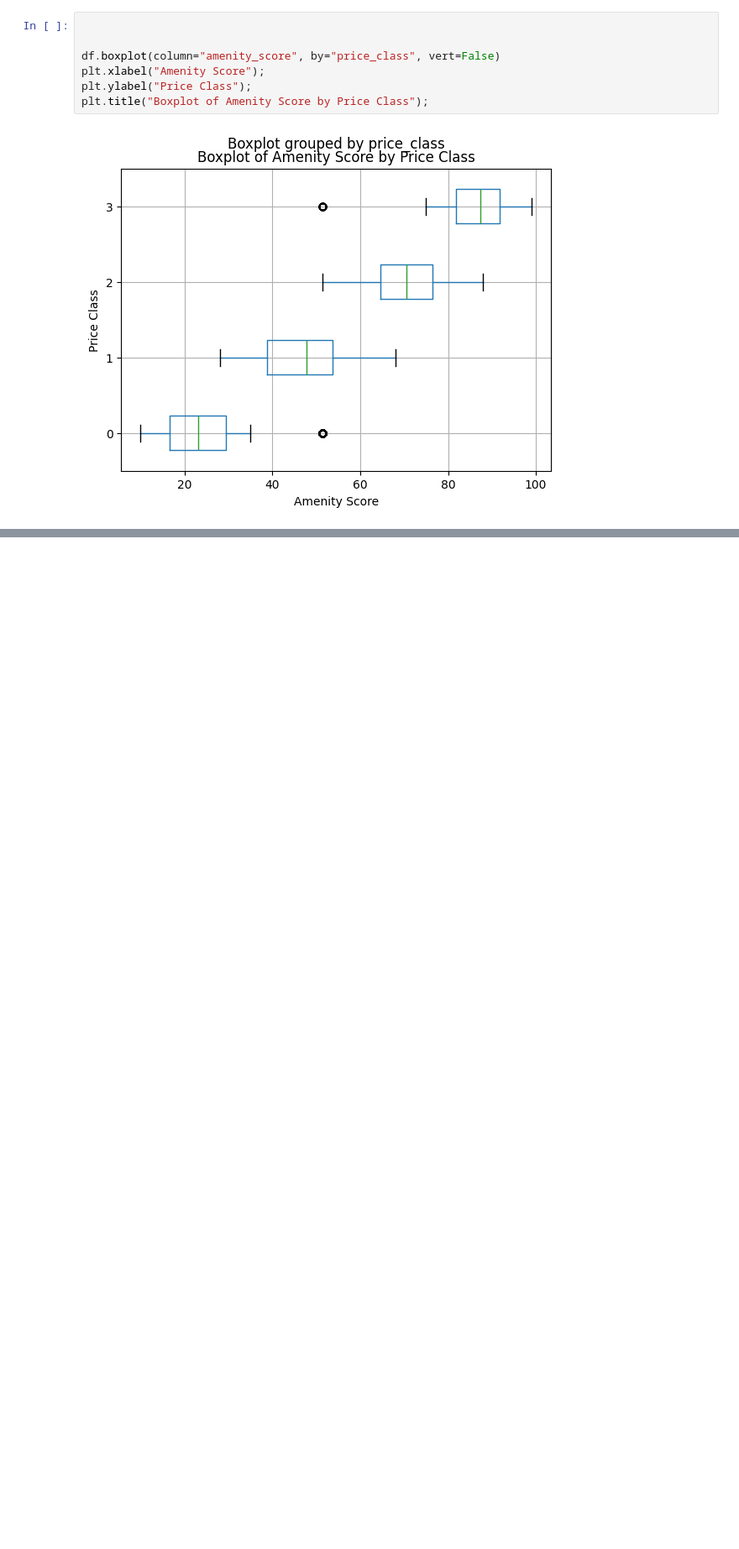
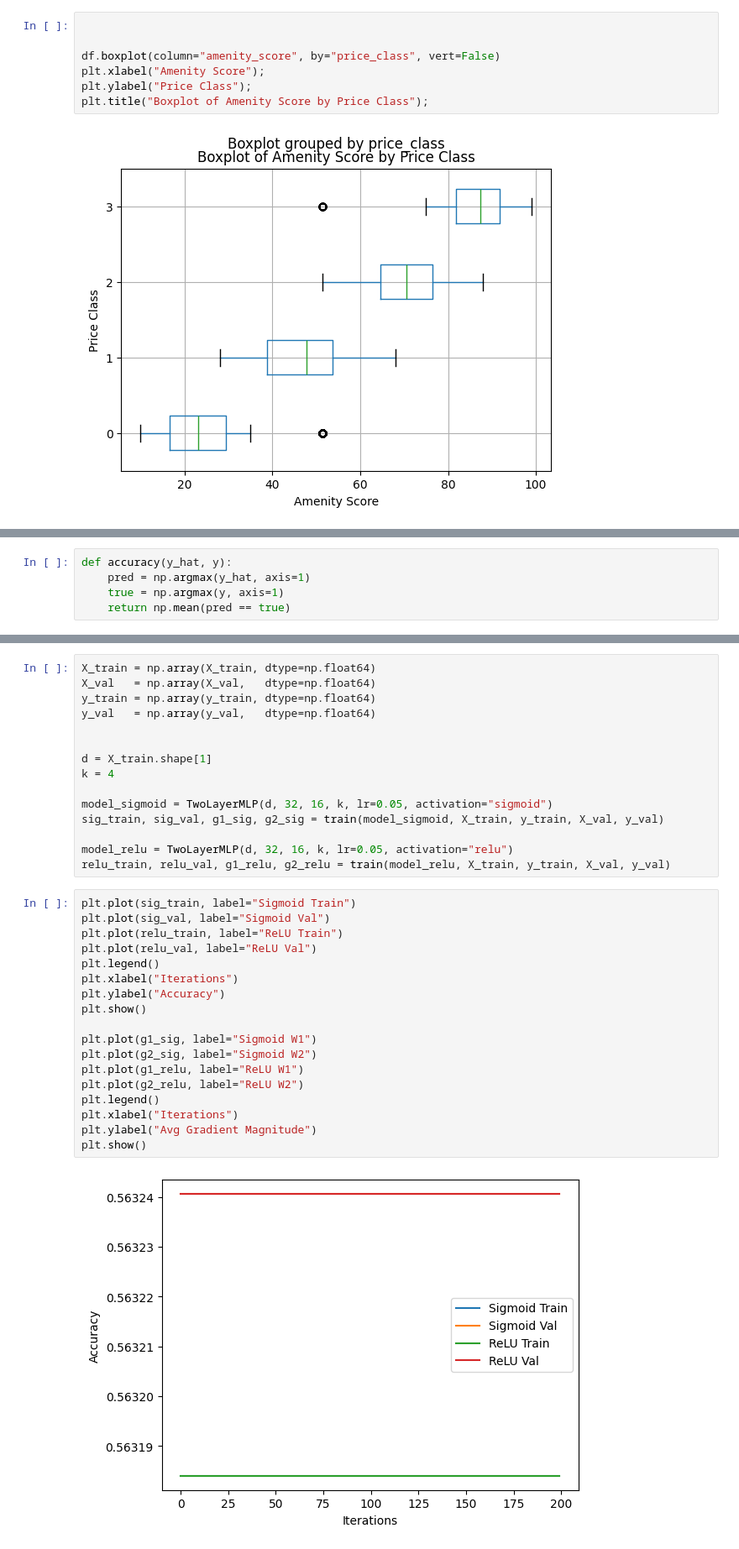
Before and after one commit to ZainGulbaz/Deep-Learning-PA1, a Jupyter notebook: eda.ipynb, the cells around one changed output, grey strips where cells are left out. Shown at 84% size. Drawn from its saved outputs; the diff is of its cells as text; blank space fills up the shorter version.

```diff
--- a/eda.ipynb
+++ b/eda.ipynb
@@ -210,0 +327,5 @@ plt.show()
+# %%
+def accuracy(y_hat, y):
+    pred = np.argmax(y_hat, axis=1)
+    true = np.argmax(y, axis=1)
+    return np.mean(pred == true)
@@ -210,0 +349,35 @@ plt.show()
+# %%
+X_train = np.array(X_train, dtype=np.float64)
+X_val   = np.array(X_val,   dtype=np.float64)
+y_train = np.array(y_train, dtype=np.float64)
+y_val   = np.array(y_val,   dtype=np.float64)
+
+
+d = X_train.shape[1]
+k = 4
+
+model_sigmoid = TwoLayerMLP(d, 32, 16, k, lr=0.05, activation="sigmoid")
+sig_train, sig_val, g1_sig, g2_sig = train(model_sigmoid, X_train, y_train, X_val, y_val)
+
+model_relu = TwoLayerMLP(d, 32, 16, k, lr=0.05, activation="relu")
+relu_train, relu_val, g1_relu, g2_relu = train(model_relu, X_train, y_train, X_val, y_val)
+# %%
+plt.plot(sig_train, label="Sigmoid Train")
+plt.plot(sig_val, label="Sigmoid Val")
+plt.plot(relu_train, label="ReLU Train")
+plt.plot(relu_val, label="ReLU Val")
+plt.legend()
+plt.xlabel("Iterations")
+plt.ylabel("Accuracy")
+plt.show()
+
+plt.plot(g1_sig, label="Sigmoid W1")
+plt.plot(g2_sig, label="Sigmoid W2")
+plt.plot(g1_relu, label="ReLU W1")
+plt.plot(g2_relu, label="ReLU W2")
+plt.legend()
+plt.xlabel("Iterations")
+plt.ylabel("Avg Gradient Magnitude")
+plt.show()
+# %% [output]
+[figure, added]
```
Also changed, not shown: parts of 15 cells of this notebook, 1 other file.
